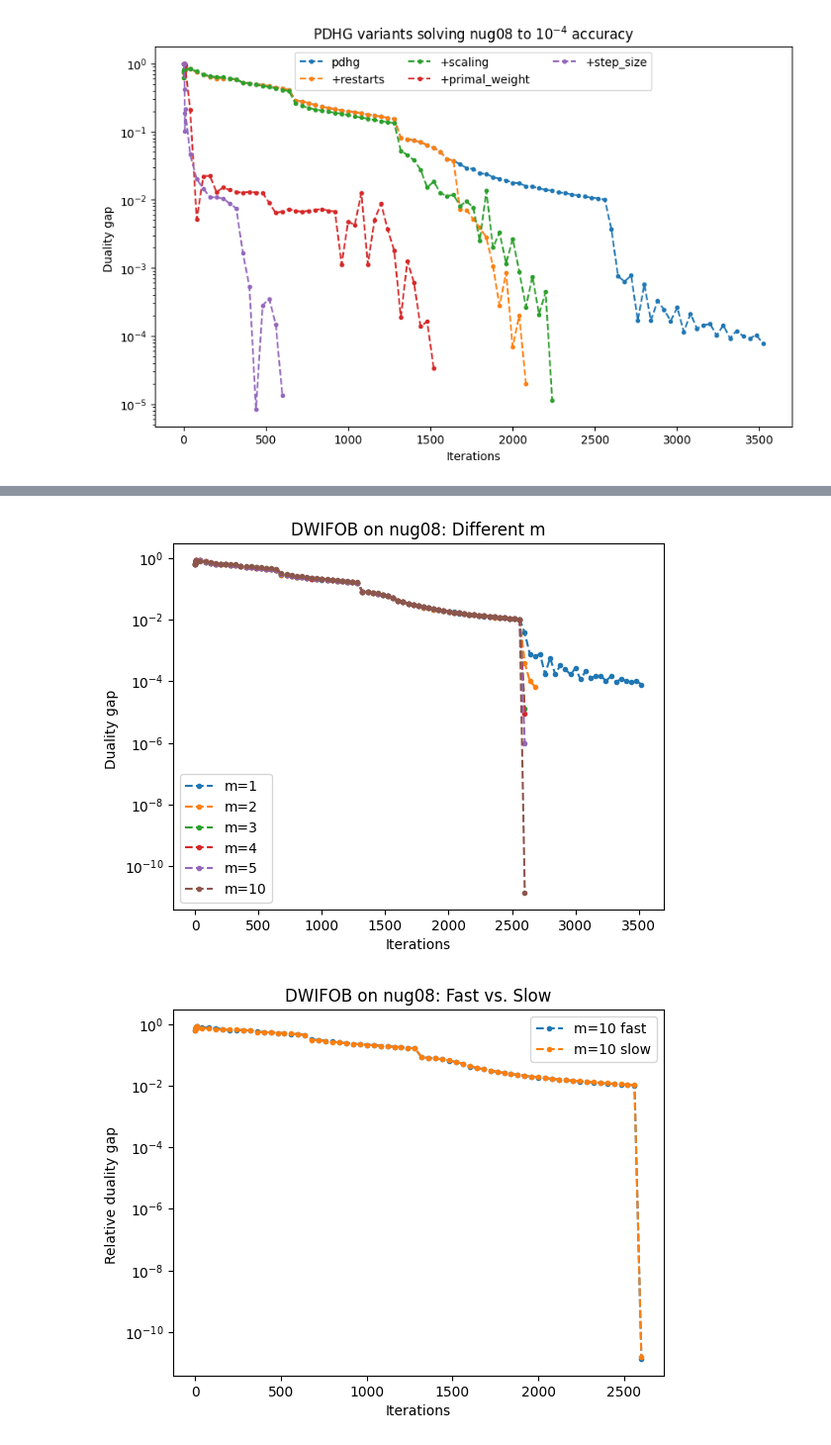
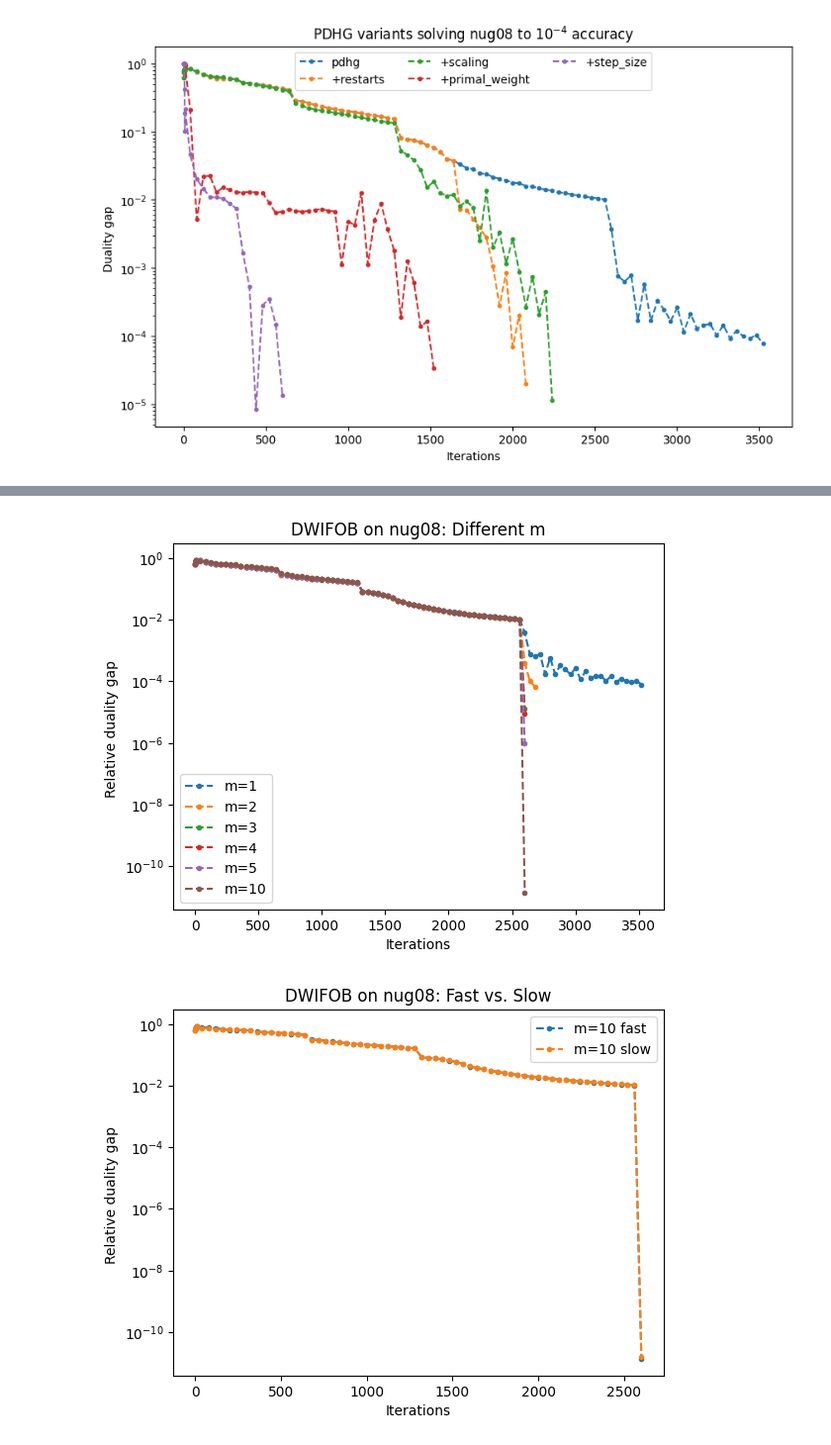
Before and after one commit to TheodorAT/MasterThesis, a Jupyter notebook: scripts/plot_convergences.ipynb, the cells around one changed output, grey strips where cells are left out. Shown at 99% size. Cells and saved outputs as stored; diff of their text form; code cells hidden in the pictures.

```diff
--- a/scripts/plot_convergences.ipynb
+++ b/scripts/plot_convergences.ipynb
@@ -13,14 +13,20 @@ for subdir, dirs, files in os.walk(rootdir):
             plot_info_files.append(os.path.join(subdir, file))
     break
 
-# Reading the files and storing the info in a dict:
-all_plot_info = {}
-# print("List of run configurations to plot: ")
+# Reading the files and storing the info in dicts:
+plot_info_nug08_1e4 = {}
+plot_info_nug08_1e8 = {}
+
 for file in plot_info_files:
     file_name = file.split("/")[-1].removesuffix('.json')
-    # print(" -", file_name)
-    with open(file) as json_content:
-        all_plot_info[file_name] = json.load(json_content)
+
+    if (file_name.startswith("nug08-3rd") and "1e-4" in file_name):
+        with open(file) as json_content:
+            plot_info_nug08_1e4[file_name] = json.load(json_content)
+
+    if (file_name.startswith("nug08-3rd") and "1e-8" in file_name):
+        with open(file) as json_content:
+            plot_info_nug08_1e8[file_name] = json.load(json_content)
 
 print("Inner keys:")
 print(" - iterations")
@@ -88,25 +149,25 @@ plt.legend(loc="upper center", ncol=3);
 # %%
 # Plotting an example, different values of m for fast dwifob on the nug08-3rd dataset:
-nug08_m1 = all_plot_info["nug08-3rd_dwifob_1e-4_m=1"]
-nug08_m2 = all_plot_info["nug08-3rd_dwifob_1e-4_m=2"]
-nug08_m3 = all_plot_info["nug08-3rd_dwifob_1e-4_m=3"]
-nug08_m4 = all_plot_info["nug08-3rd_dwifob_1e-4_m=4"]
-nug08_m5 = all_plot_info["nug08-3rd_dwifob_1e-4_m=5"]
-nug08_m10 = all_plot_info["nug08-3rd_dwifob_1e-4_m=10"]
+nug08_m1 = plot_info_nug08_1e4["nug08-3rd_dwifob_1e-4_m=1"]
+nug08_m2 = plot_info_nug08_1e4["nug08-3rd_dwifob_1e-4_m=2"]
+nug08_m3 = plot_info_nug08_1e4["nug08-3rd_dwifob_1e-4_m=3"]
+nug08_m4 = plot_info_nug08_1e4["nug08-3rd_dwifob_1e-4_m=4"]
+nug08_m5 = plot_info_nug08_1e4["nug08-3rd_dwifob_1e-4_m=5"]
+nug08_m10 = plot_info_nug08_1e4["nug08-3rd_dwifob_1e-4_m=10"]
 
 plt.plot(nug08_m1["iterations"][1:], nug08_m1["rel_duality_gap"][1:], ".--", label="m=1")
 plt.plot(nug08_m2["iterations"][1:], nug08_m2["rel_duality_gap"][1:], ".--", label="m=2")
 plt.plot(nug08_m3["iterations"][1:], nug08_m3["rel_duality_gap"][1:], ".--", label="m=3")
 plt.plot(nug08_m4["iterations"][1:], nug08_m4["rel_duality_gap"][1:], ".--", label="m=4")
 plt.plot(nug08_m5["iterations"][1:], nug08_m5["rel_duality_gap"][1:], ".--", label="m=5")
 plt.plot(nug08_m10["iterations"][1:], nug08_m10["rel_duality_gap"][1:], ".--", label="m=10")
 
 plt.xlabel("Iterations")
 plt.ylabel("Relative duality gap ")
 plt.yscale('log')
 plt.title("DWIFOB on nug08: Different m")
 plt.legend();
 # %% [output]
-[figure, old version]
+[figure, new version]
 # %%
 # Comparing slow and fast implementations of DWIFOB:
```
Also changed, not shown: parts of 5 cells of this notebook, 5 other files.
